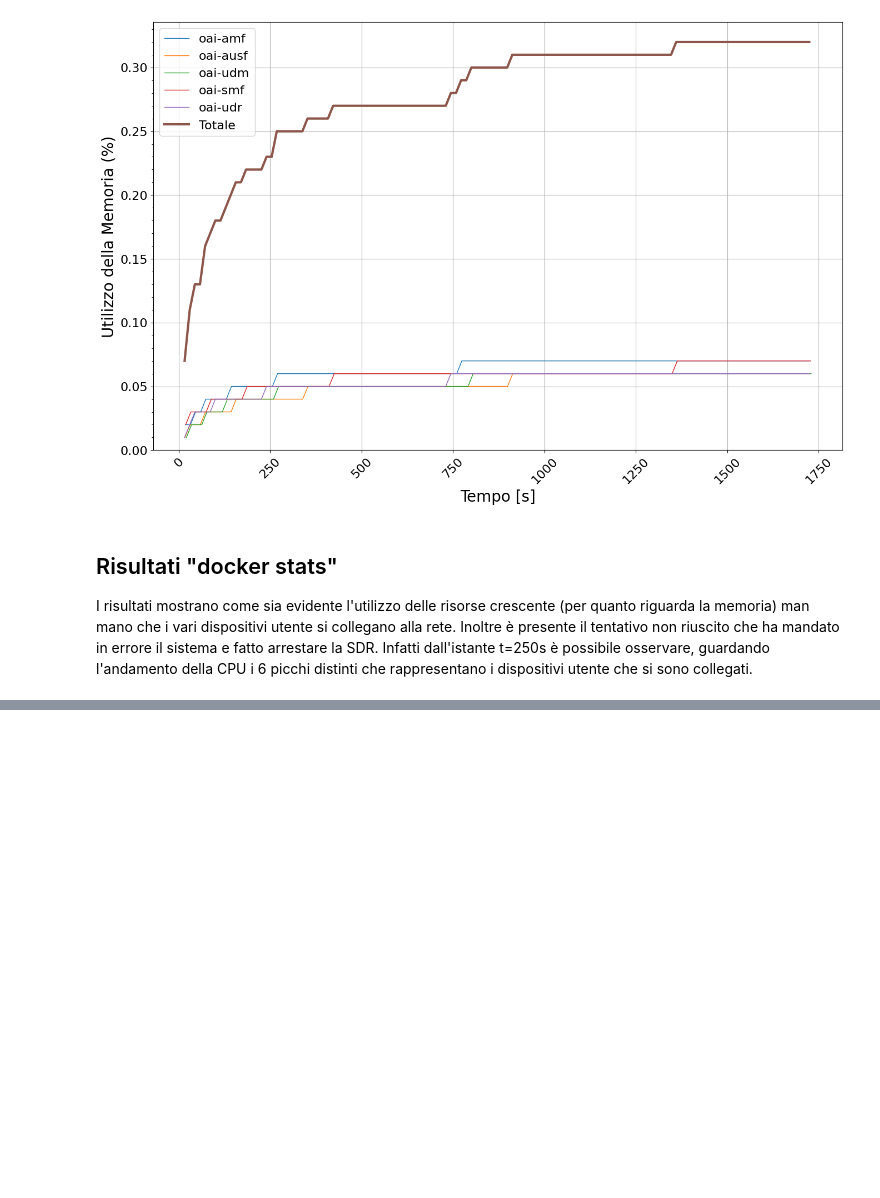
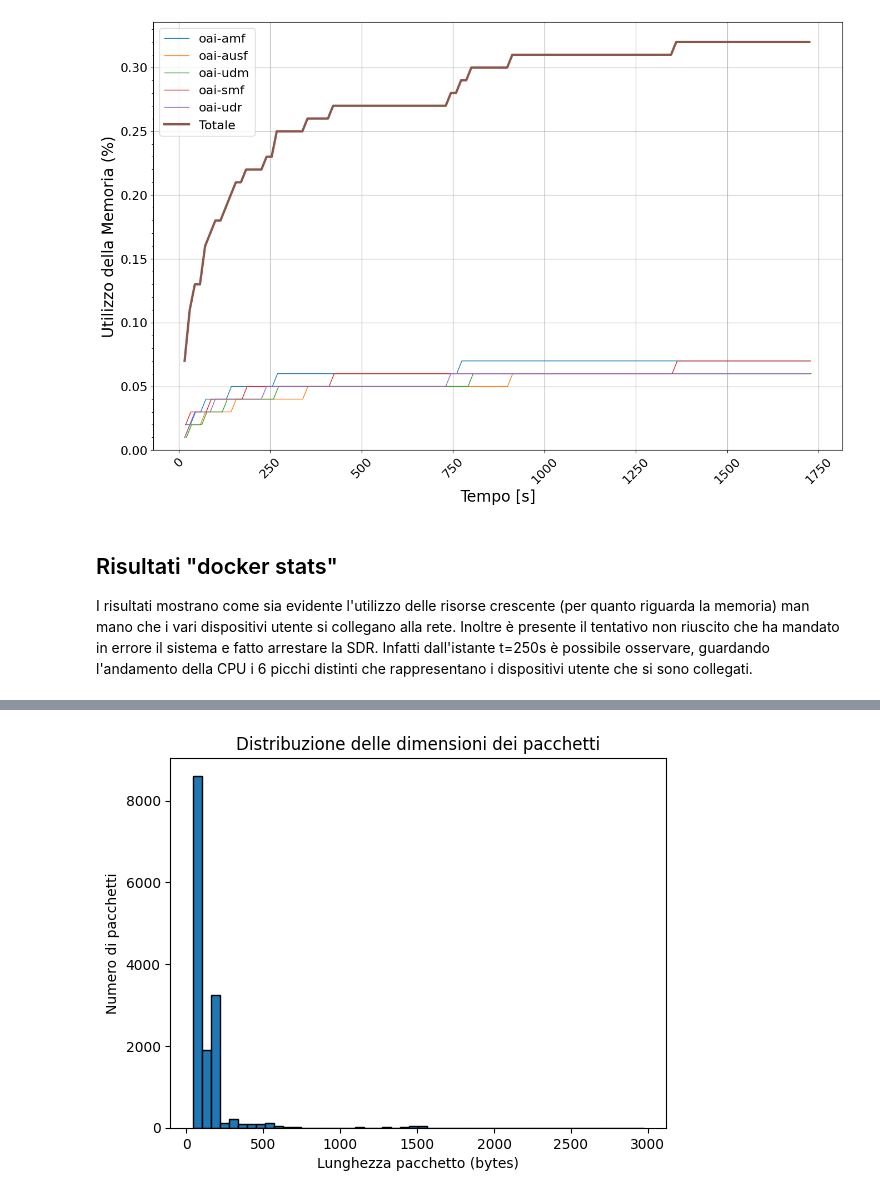
Before and after one commit to enricobrum/Dottorato, a Jupyter notebook: Articolo_NOVEMBRE/Analisi_Dati/Analisi_Risultati.ipynb, the cells around one changed output, grey strips where cells are left out. Saved outputs shown, nothing was run; the diff lists cells and outputs as text; code cells hidden in the pictures; blank space fills up the shorter version.

```diff
--- a/Articolo_NOVEMBRE/Analisi_Dati/Analisi_Risultati.ipynb
+++ b/Articolo_NOVEMBRE/Analisi_Dati/Analisi_Risultati.ipynb
@@ -333,0 +410,14 @@ Dispositivo: 10.22.255.60, Traffico: 243 bytes
+# %%
+import matplotlib.pyplot as plt
+
+# Estrai la lunghezza dei pacchetti
+packet_lengths = [len(pkt) for pkt in packets]
+
+# Crea un grafico a istogramma
+plt.hist(packet_lengths, bins=50, edgecolor='black')
+plt.title('Distribuzione delle dimensioni dei pacchetti')
+plt.xlabel('Lunghezza pacchetto (bytes)')
+plt.ylabel('Numero di pacchetti')
+plt.show()
+# %% [output]
+[figure, added]
```
Also changed, not shown: parts of 2 cells of this notebook, 1 other file.
